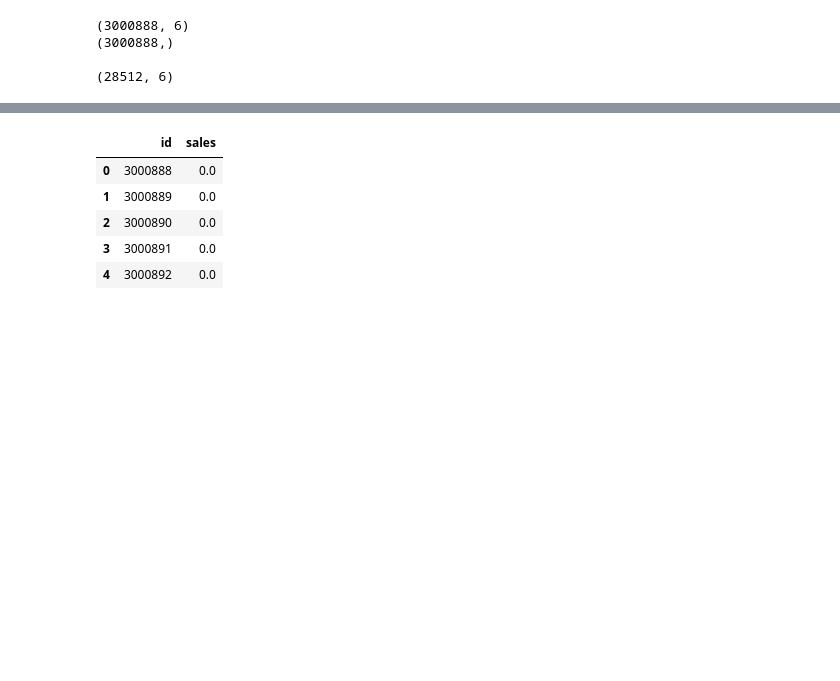
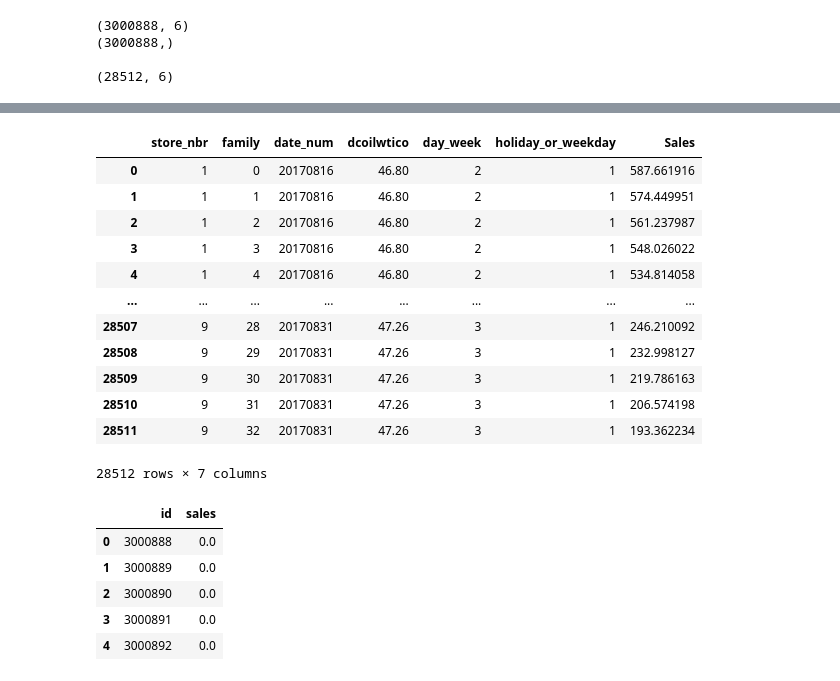
Before and after one commit to Guill3TR/Store-Sales---Kaggle, a Jupyter notebook: analysis.ipynb, the cells around one changed output, grey strips where cells are left out. Cells and saved outputs as stored; diff of their text form; code cells hidden in the pictures; blank space fills up the shorter version.

```diff
--- a/analysis.ipynb
+++ b/analysis.ipynb
@@ -378,3 +449,20 @@ y_pred = model.predict(test)
+# %%
+test['Sales'] = lr.predict(test) #lr is the previously trained linear regression model
+test
+# %% [output]
+|  | store_nbr | family | date_num | dcoilwtico | day_week | holiday_or_weekday | Sales |
+| 0 | 1 | 0 | 20170816 | 46.80 | 2 | 1 | 587.661916 |
+| 1 | 1 | 1 | 20170816 | 46.80 | 2 | 1 | 574.449951 |
+| 2 | 1 | 2 | 20170816 | 46.80 | 2 | 1 | 561.237987 |
+| 3 | 1 | 3 | 20170816 | 46.80 | 2 | 1 | 548.026022 |
+| 4 | 1 | 4 | 20170816 | 46.80 | 2 | 1 | 534.814058 |
+| ... | ... | ... | ... | ... | ... | ... | ... |
+| 28507 | 9 | 28 | 20170831 | 47.26 | 3 | 1 | 246.210092 |
+| 28508 | 9 | 29 | 20170831 | 47.26 | 3 | 1 | 232.998127 |
+| 28509 | 9 | 30 | 20170831 | 47.26 | 3 | 1 | 219.786163 |
+| 28510 | 9 | 31 | 20170831 | 47.26 | 3 | 1 | 206.574198 |
+| 28511 | 9 | 32 | 20170831 | 47.26 | 3 | 1 | 193.362234 |
+28512 rows × 7 columns
 # %%
 submission.head()
 # %% [output]
```
Also changed, not shown: parts of 19 cells of this notebook.
